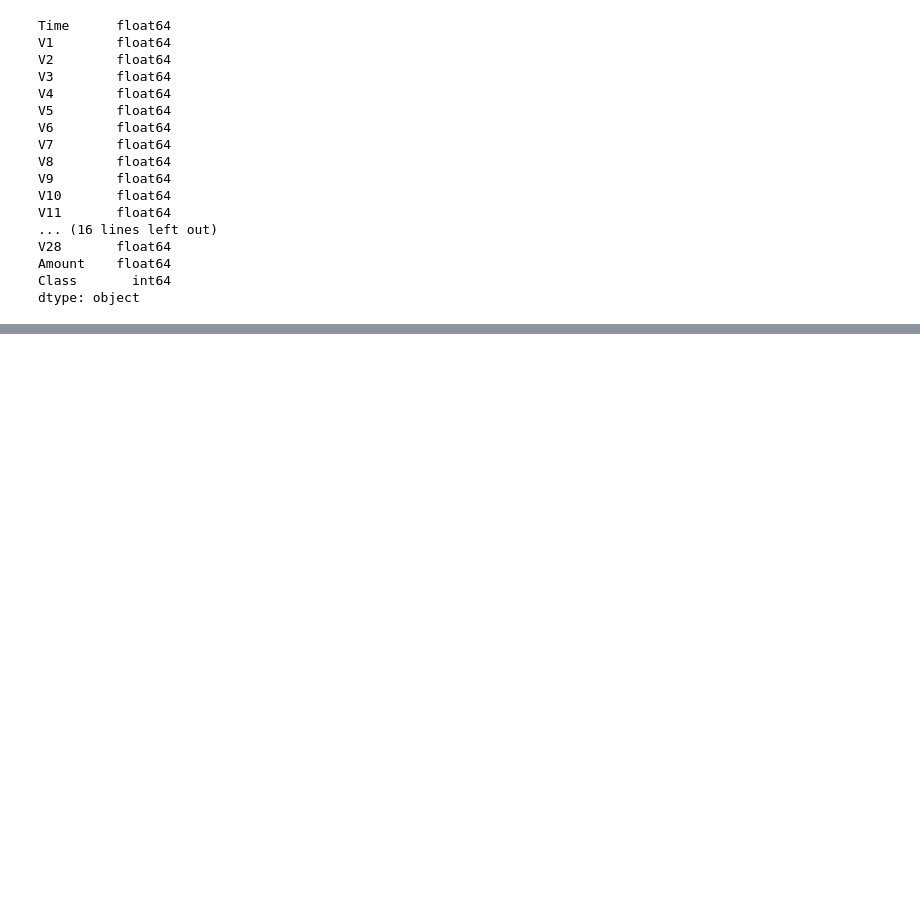
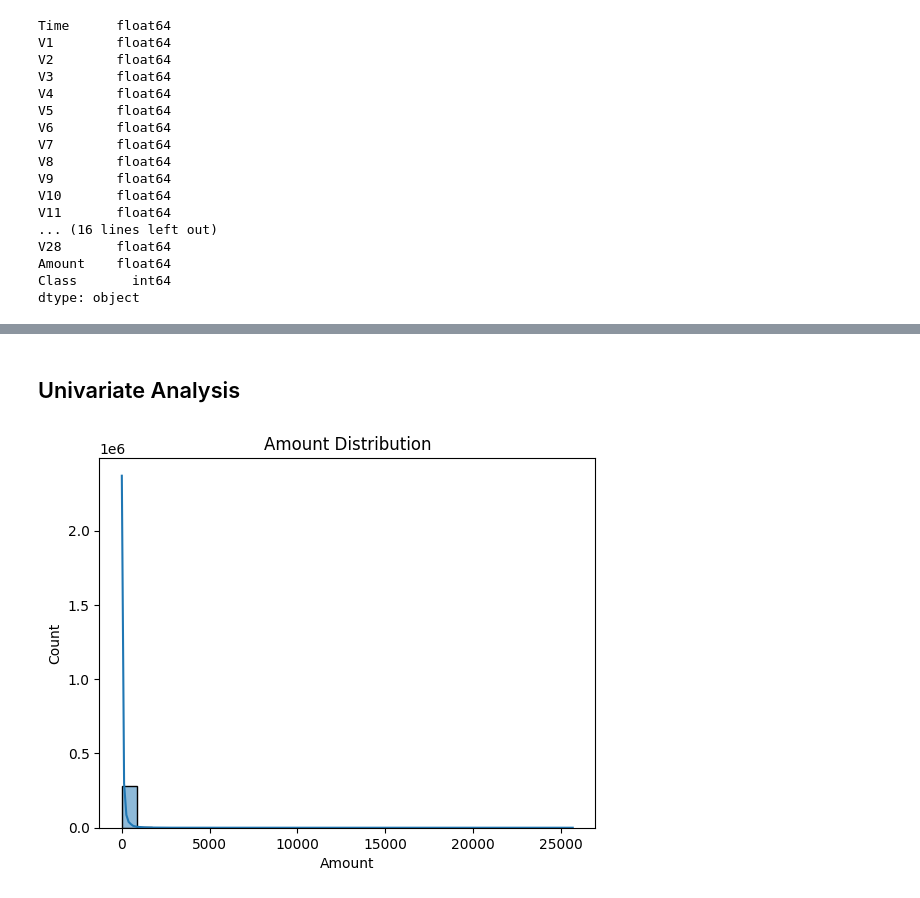
Before and after one commit to Aryam-21/Improved-detection-of-fraud-cases, a Jupyter notebook: notebooks/eda-creditcard.ipynb, the cells around one changed output, grey strips where cells are left out. Cells and saved outputs as stored; diff of their text form; code cells hidden in the pictures; blank space fills up the shorter version.

```diff
--- a/notebooks/eda-creditcard.ipynb
+++ b/notebooks/eda-creditcard.ipynb
@@ -69,0 +83,7 @@ dtype: object
+# %% [markdown]
+## Univariate Analysis
+# %%
+# Amoount value Distribution
+ploter.hist_ploter(credit_df['Amount'])
+# %% [output]
+[figure, added]
```
Also changed, not shown: parts of 5 cells of this notebook.
